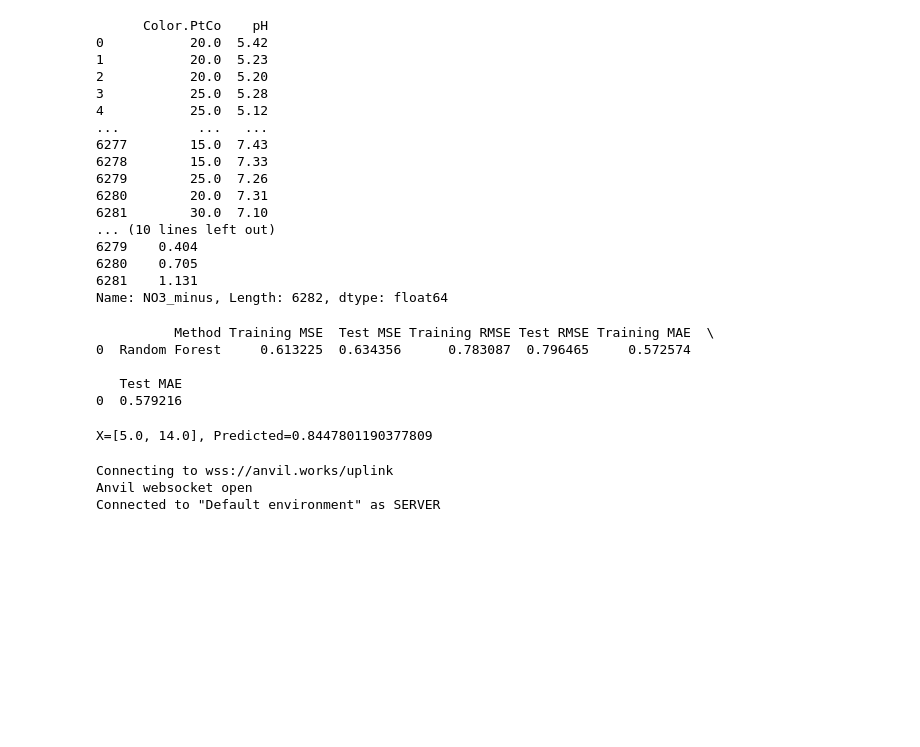
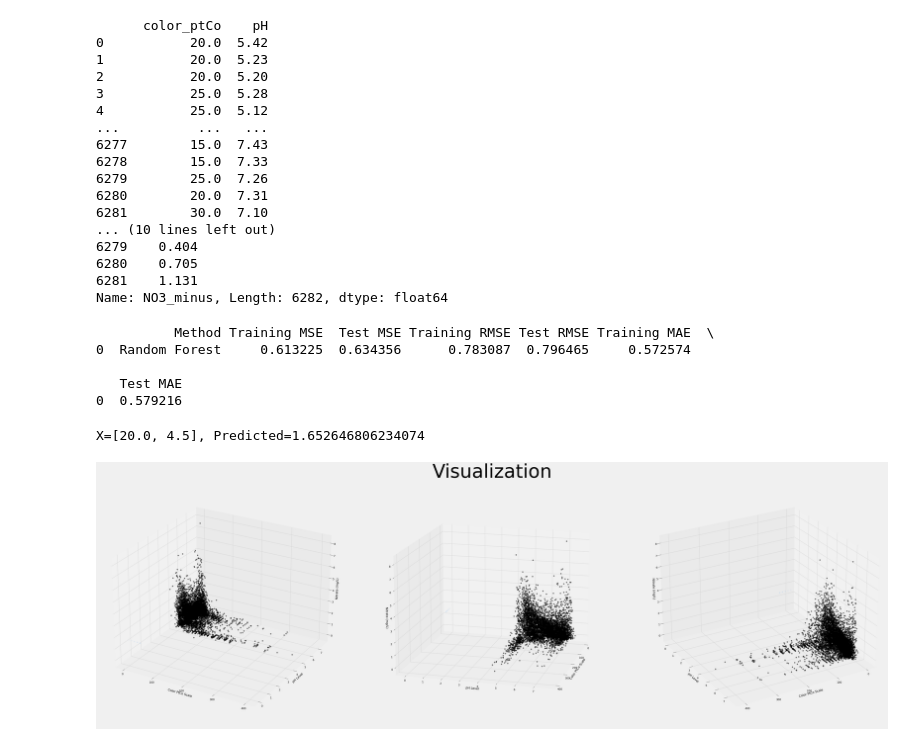
Before and after one commit to saradevi22/Eutrophication-ML-Model, a Jupyter notebook: Eutrophication_Nitrate_Model.ipynb, the cells around one changed output. Saved outputs shown, nothing was run; the diff lists cells and outputs as text; code cells hidden in the pictures; blank space fills up the shorter version.

Commit message:
Model w/ DRAFT Visualization

```diff
--- a/Eutrophication_Nitrate_Model.ipynb
+++ b/Eutrophication_Nitrate_Model.ipynb
@@ -14,7 +21,12 @@ import os
 working_directory = os.getcwd()
 # %%
 # Import dataset
-df = pd.read_csv(working_directory + "/Datasets/waterchem.csv")
+df = pd.read_csv(working_directory + "/waterchem.csv")
 
 # Fill NaN values
 df = df.fillna(0)
+
+# Rename a couple of columns
+df = df.rename(columns={"Color.PtCo": "color_ptCo", "ANC.ueq.L": "ANC_ueq_L"})
+
+df
@@ -22,7 +48,8 @@ df = df.fillna(0)
 # Set features and target variable
 # "SO4_minus2","NO3_minus","CL","Fluor","ANC.ueq.L","DIC","DOC","SiO2","Calcium","Mg","Sodium","Potassium","NH4_plus","AL_TD.ug.L","AL_TM.ug.L","AL_OM.ug.L","AL_IM.ug.L","pH","Color.PtCo","conduct.uS.cm"
 # feature_cols = ['SO4_minus2','NO3_minus','Calcium', 'Color.PtCo', 'NH4_plus']
-feature_cols = ['Color.PtCo', 'pH']
+
+feature_cols = ['color_ptCo', 'pH']
 X = df[feature_cols]
 y = df.NO3_minus
 
@@ -32,7 +59,7 @@ print(y)
 # Split data into training set and testing set (8:2 ratio)
 X_train, X_test, y_train, y_test = train_test_split(X, y, test_size=0.2, random_state=42)
 # %% [output]
-      Color.PtCo    pH
+      color_ptCo    pH
 0           20.0  5.42
 1           20.0  5.23
 2           20.0  5.20
@@ -89,22 +116,76 @@ print(rf_results)
 0  0.579216
 # %%
 # Use the model
+# color = input("Enter a value for the color of the lake, on the platnium cobalt scale.")
+# pH = input("Enter a value for the pH of the lake.")
 
 # Define data instance
-Xnew = [[5.0, 14.0]]
+Xnew = [[20.0, 4.5]]
 
 # Make a prediction
 ynew = rf.predict(Xnew)
 
 # Show the inputs and predicted outputs
 print("X=%s, Predicted=%s" % (Xnew[0], ynew[0]))
+
+# Incorporating pH and nitrate uptake data
+
+# Matching pH values to species
+
+# Nitrate values:
+# NO3-N (mg/l): Trophic Level
+# > 1.5: Hypereutrophic
+# 0.5 - 1.5: Eutrophic
+# < 0.3: Oligotrophic
 # %% [output]
-X=[5.0, 14.0], Predicted=0.8447801190377809
+X=[20.0, 4.5], Predicted=1.652646806234074
 # %%
-import anvil.server
+# Visualization
 
-anvil.server.connect("43HYBIM4WP3CZ45HZQJ5WBJJ-3JA2NA4VER5QBCIZ")
+# Prepare data
+Xv = df[['color_ptCo', 'pH']].values.reshape(-1,2)
+yv = df['NO3_minus']
+
+
+# Create range for each dimension
+x = Xv[:, 0]
+y = Xv[:, 1]
+z = yv
+
+xx_pred = np.linspace(0.0, 40.0, 5)
+yy_pred = np.linspace(0.0, 15, 1)
+xx_pred, yy_pred = np.meshgrid(xx_pred, yy_pred)
+model_viz = np.array([xx_pred.flatten(), yy_pred.flatten()]).T
+
+# Predict trend using rf model
+predicted = rf.predict(model_viz)
+
+# Plot model
+plt.style.use('fivethirtyeight')
+
+fig = plt.figure(figsize=(60, 20))
+
+ax1 = fig.add_subplot(131, projection='3d')
+ax2 = fig.add_subplot(132, projection='3d')
+ax3 = fig.add_subplot(133, projection='3d')
+
+axes = [ax1, ax2, ax3]
+
+for ax in axes:
+    ax.plot(x, y, z, color = 'k', zorder=15, linestyle='none', marker = 'o', alpha=0.5)
+    ax.scatter(xx_pred.flatten(), yy_pred.flatten(), predicted, facecolor=(0,0,0,0), s=20, edgecolor='#70b3f0')
+    ax.set_xlabel('Color PtCo Scale', fontsize=16)
+    ax.set_ylabel('pH Level', fontsize=16)
+    ax.set_zlabel('Nitrate (mg/L)', fontsize=16)
+    ax.locator_params(nbins=4, axis= 'x')
+    ax.locator_params(nbins=5, axis='x')
+
+ax1.view_init(elev=25, azim=-60)
+ax2.view_init(elev=15, azim=15)
+ax3.view_init(elev=25, azim=60)
+
+fig.suptitle('Visualization', fontsize=100, color='k')
+
+fig.tight_layout()
 # %% [output]
-Connecting to wss://anvil.works/uplink
-Anvil websocket open
-Connected to "Default environment" as SERVER
+[figure, added]
```
Also changed, not shown: parts of 3 cells of this notebook.
